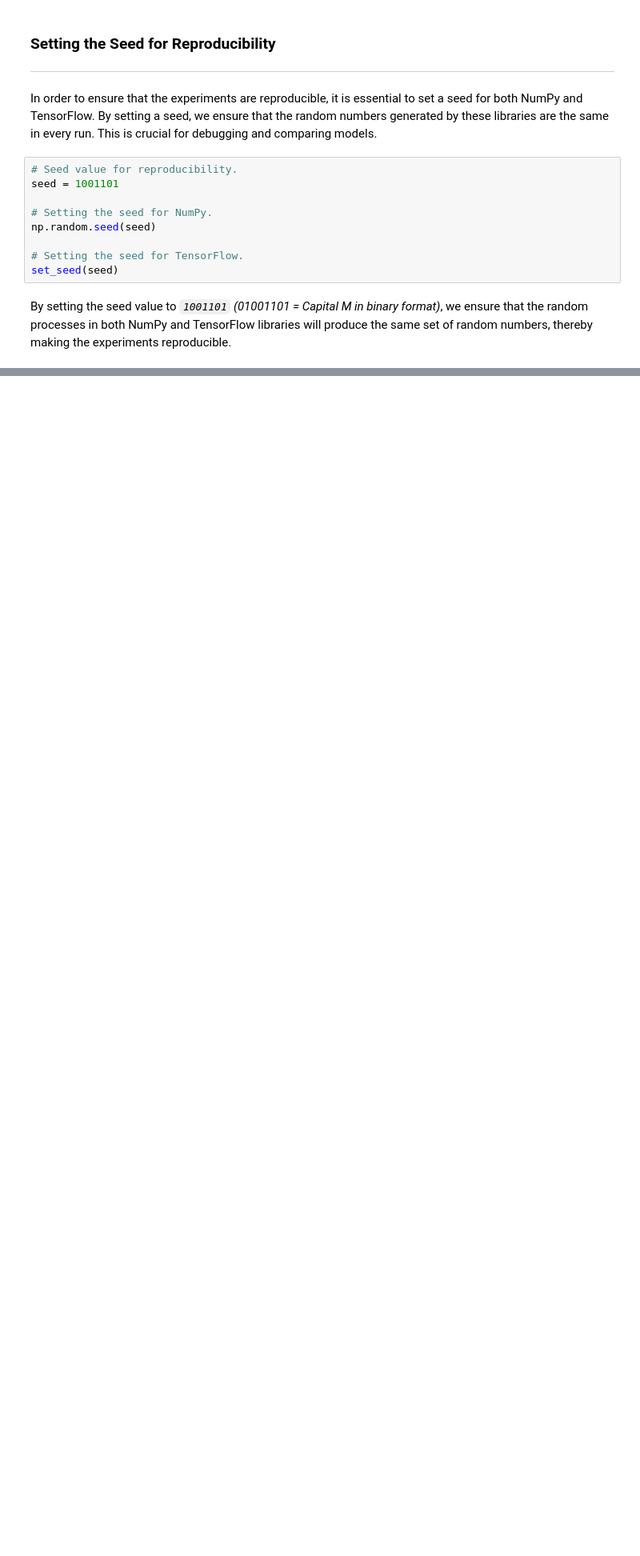
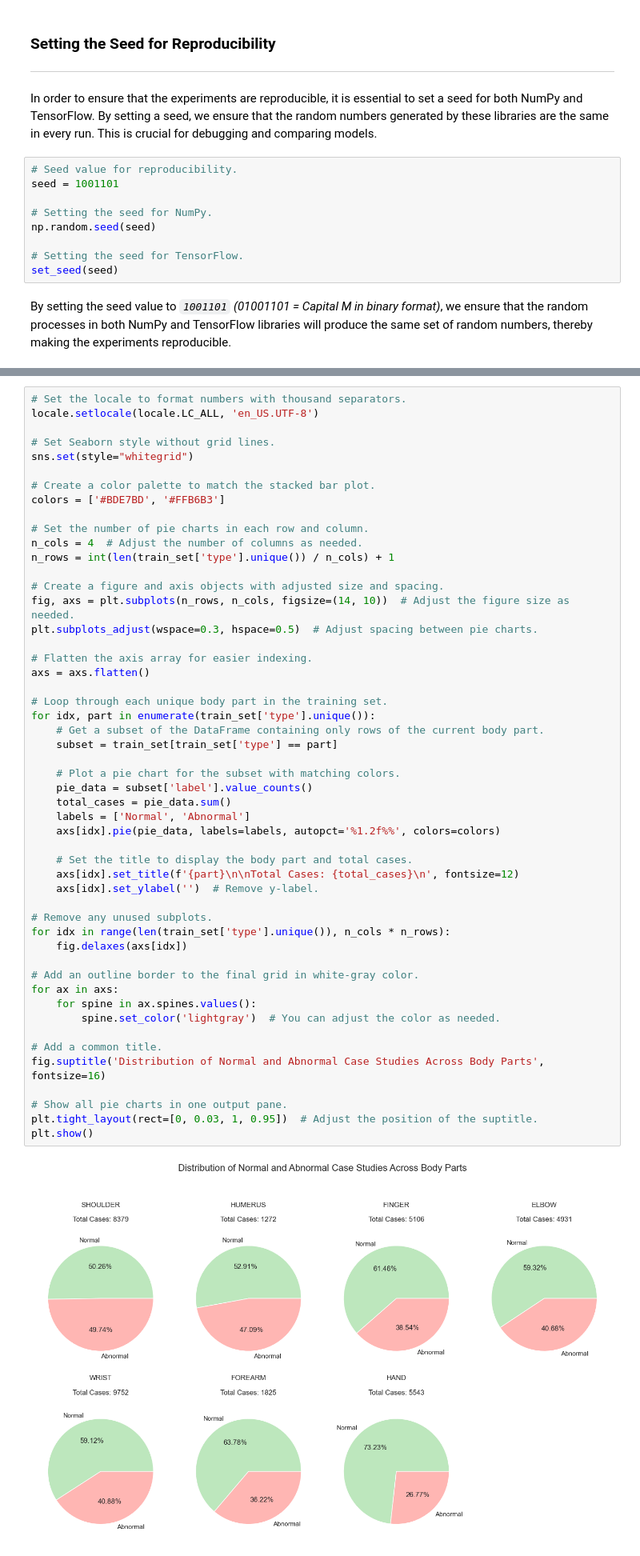
Before and after one commit to dmatsanganis/MuraMed_A_Revolution_in_Medical_Diagnostics, a Jupyter notebook: muramed_simple_cnn.ipynb, the cells around one changed output, grey strips where cells are left out. Shown: that part at 80% size. Drawn from its saved outputs; the diff is of its cells as text; blank space fills up the shorter version.

```diff
--- a/muramed_simple_cnn.ipynb
+++ b/muramed_simple_cnn.ipynb
@@ -455,0 +683,53 @@ test_set.shape: (3197, 7)
+# %%
+# Set the locale to format numbers with thousand separators.
+locale.setlocale(locale.LC_ALL, 'en_US.UTF-8')
+
+# Set Seaborn style without grid lines.
+sns.set(style="whitegrid")
+
+# Create a color palette to match the stacked bar plot.
+colors = ['#BDE7BD', '#FFB6B3']
+
+# Set the number of pie charts in each row and column.
+n_cols = 4  # Adjust the number of columns as needed.
+n_rows = int(len(train_set['type'].unique()) / n_cols) + 1
+
+# Create a figure and axis objects with adjusted size and spacing.
+fig, axs = plt.subplots(n_rows, n_cols, figsize=(14, 10))  # Adjust the figure size as needed.
+plt.subplots_adjust(wspace=0.3, hspace=0.5)  # Adjust spacing between pie charts.
+
+# Flatten the axis array for easier indexing.
+axs = axs.flatten()
+
+# Loop through each unique body part in the training set.
+for idx, part in enumerate(train_set['type'].unique()):
+    # Get a subset of the DataFrame containing only rows of the current body part.
+    subset = train_set[train_set['type'] == part]
+
+    # Plot a pie chart for the subset with matching colors.
+    pie_data = subset['label'].value_counts()
+    total_cases = pie_data.sum()
+    labels = ['Normal', 'Abnormal']
+    axs[idx].pie(pie_data, labels=labels, autopct='%1.2f%%', colors=colors)
+
+    # Set the title to display the body part and total cases.
+    axs[idx].set_title(f'{part}\n\nTotal Cases: {total_cases}\n', fontsize=12)
+    axs[idx].set_ylabel('')  # Remove y-label.
+
+# Remove any unused subplots.
+for idx in range(len(train_set['type'].unique()), n_cols * n_rows):
+    fig.delaxes(axs[idx])
+
+# Add an outline border to the final grid in white-gray color.
+for ax in axs:
+    for spine in ax.spines.values():
+        spine.set_color('lightgray')  # You can adjust the color as needed.
+
+# Add a common title.
+fig.suptitle('Distribution of Normal and Abnormal Case Studies Across Body Parts', fontsize=16)
+
+# Show all pie charts in one output pane.
+plt.tight_layout(rect=[0, 0.03, 1, 0.95])  # Adjust the position of the suptitle.
+plt.show()
+# %% [output]
+[figure, added]
```
Also changed, not shown: parts of 88 cells of this notebook.
